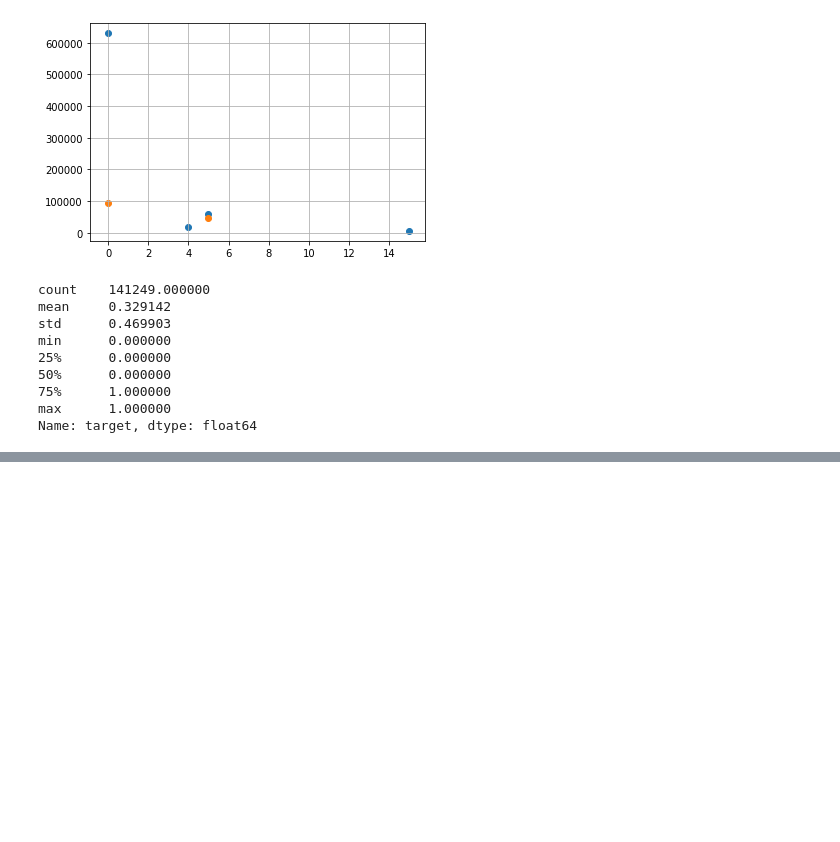
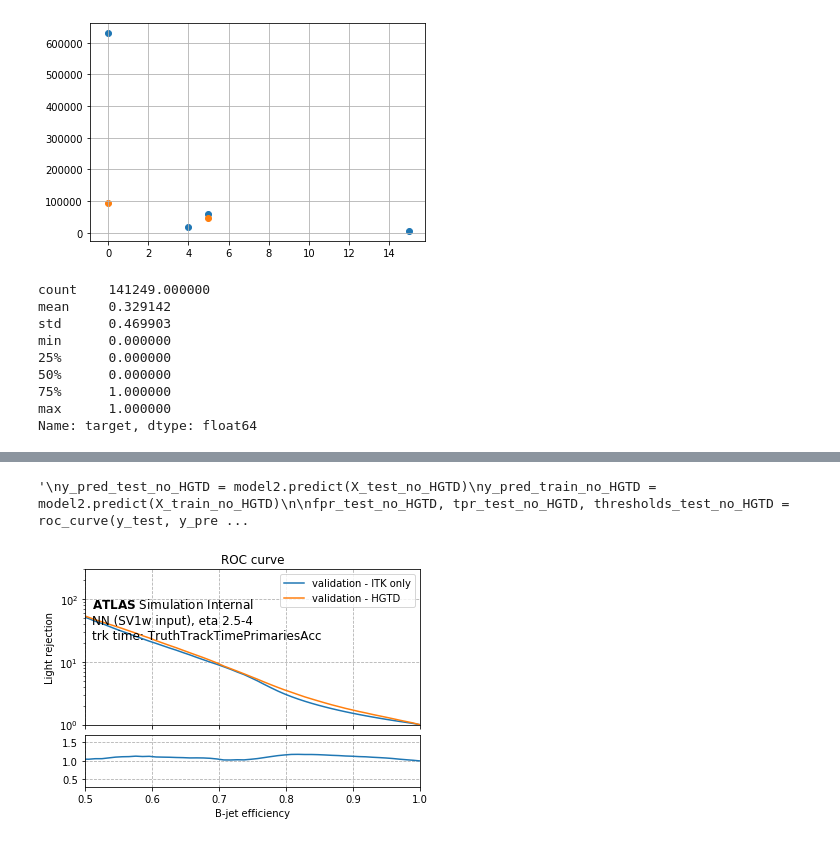
Before and after one commit to chiara-rizzi/track_time, a Jupyter notebook: test_cross_validation.ipynb, the cells around one changed output, grey strips where cells are left out. Drawn from its saved outputs; the diff is of its cells as text; code cells hidden in the pictures; blank space fills up the shorter version.

```diff
--- a/test_cross_validation.ipynb
+++ b/test_cross_validation.ipynb
@@ -44,10 +44,10 @@ df_original.head(3)
 3 rows × 375 columns
 # %%
 # define some useful variables
-use_truth = 0
+use_truth = 1
 use_t0 = 1
 n_trk_used = 10
-tagger = 'IP3D_tracks' # d0z0_traks, IP3D_tracks, IP3Dw, SV1w, JFw, JFCombNNw, Mv2w, Mv1w, IP3DPlusSV1w
+tagger = 'SV1w' # d0z0_traks, IP3D_tracks, IP3Dw, SV1w, JFw, JFCombNNw, Mv2w, Mv1w, IP3DPlusSV1w
 manipulate_time = 0
 train_ITK = 0
 eta_th = 2.5 # not used now, just using 2.5
@@ -314,6 +318,8 @@ y_pred_train_no_HGTD = model2.predict(X_train_no_HGTD)
 fpr_test_no_HGTD, tpr_test_no_HGTD, thresholds_test_no_HGTD = roc_curve(y_test, y_pred_test_no_HGTD)
 fpr_train_no_HGTD, tpr_train_no_HGTD, thresholds_train_no_HGTD = roc_curve(y_train, y_pred_train_no_HGTD)
 '''
+# %% [output]
+'\ny_pred_test_no_HGTD = model2.predict(X_test_no_HGTD)\ny_pred_train_no_HGTD = model2.predict(X_train_no_HGTD)\n\nfpr_test_no_HGTD, tpr_test_no_HGTD, thresholds_test_no_HGTD = roc_curve(y_test, y_pre ...
 # %%
 gs = gridspec.GridSpec(2, 1,
                        height_ratios=[3,1],
@@ -324,32 +330,40 @@ plt.figure(1)
 plt.text(0.02, 0.75, r'$\mathbf{ATLAS}$ Simulation Internal', size='large',transform=ax1.transAxes)
 plt.text(0.02, 0.65, r'NN ('+tagger+' input), eta 2.5-4', size='large',transform=ax1.transAxes)
 if use_truth:
     plt.text(0.02, 0.55, r'trk time: TruthTrackTimePrimariesAcc', size='large',transform=ax1.transAxes)
 else:
     plt.text(0.02, 0.55, r'trk time: TrackTimePFTQv05', size='large',transform=ax1.transAxes)
 plt.plot([0, 1], [0, 1], 'k--')
 #plt.plot(tpr_train_no_HGTD, 1./fpr_train_no_HGTD, label='train_no_HGTD')
 plt.plot(mean_tpr_hgtd, 1./mean_fpr_itk, label='validation - ITK only')
 #plt.plot(tpr_train, 1./fpr_train, label='train')
 plt.plot(mean_tpr_hgtd, 1./mean_fpr_hgtd, label='validation - HGTD')
 plt.ylabel('Light rejection')
 plt.title('ROC curve')
 plt.legend(loc='best')
-#plt.yscale('log')
+plt.yscale('log')
 plt.xlim(0.50,1)
 plt.ylim(1,300)
 plt.grid(True,linestyle='--')
 plt.gca().set_xticklabels(['']*10)
 
 ax2 = plt.subplot(gs[1])
 plt.xlim(0.50,1)
 plt.ylim(0.3,1.7)
+zoom = 0
+if zoom:
+    plt.ylim(0.8,1.2)
 #np.interp([0, 1, 1.5, 2.72, 3.14], xp, fp)
 #one_over_fpr_test_plot = np.interp(tpr_test_no_HGTD, tpr_test, one_over_fpr_test)
 ljr_ratio = np.divide(1./mean_fpr_hgtd, 1./mean_fpr_itk)
 plt.plot(mean_tpr_hgtd, ljr_ratio)
 plt.grid(True,linestyle='--')
 plt.xlabel('B-jet efficiency')
+if zoom:
+    plt.savefig('../plots/'+name_fig+'_comparison_zoom.png',bbox_inches='tight')
+else:
+    plt.savefig('../plots/'+name_fig+'_comparison.png',bbox_inches='tight')
 
-plt.savefig('../plots/'+name_fig+'_comparison.png',bbox_inches='tight')
 plt.show()
+# %% [output]
+[figure, added]
```
Also changed, not shown: parts of 3 cells of this notebook.
